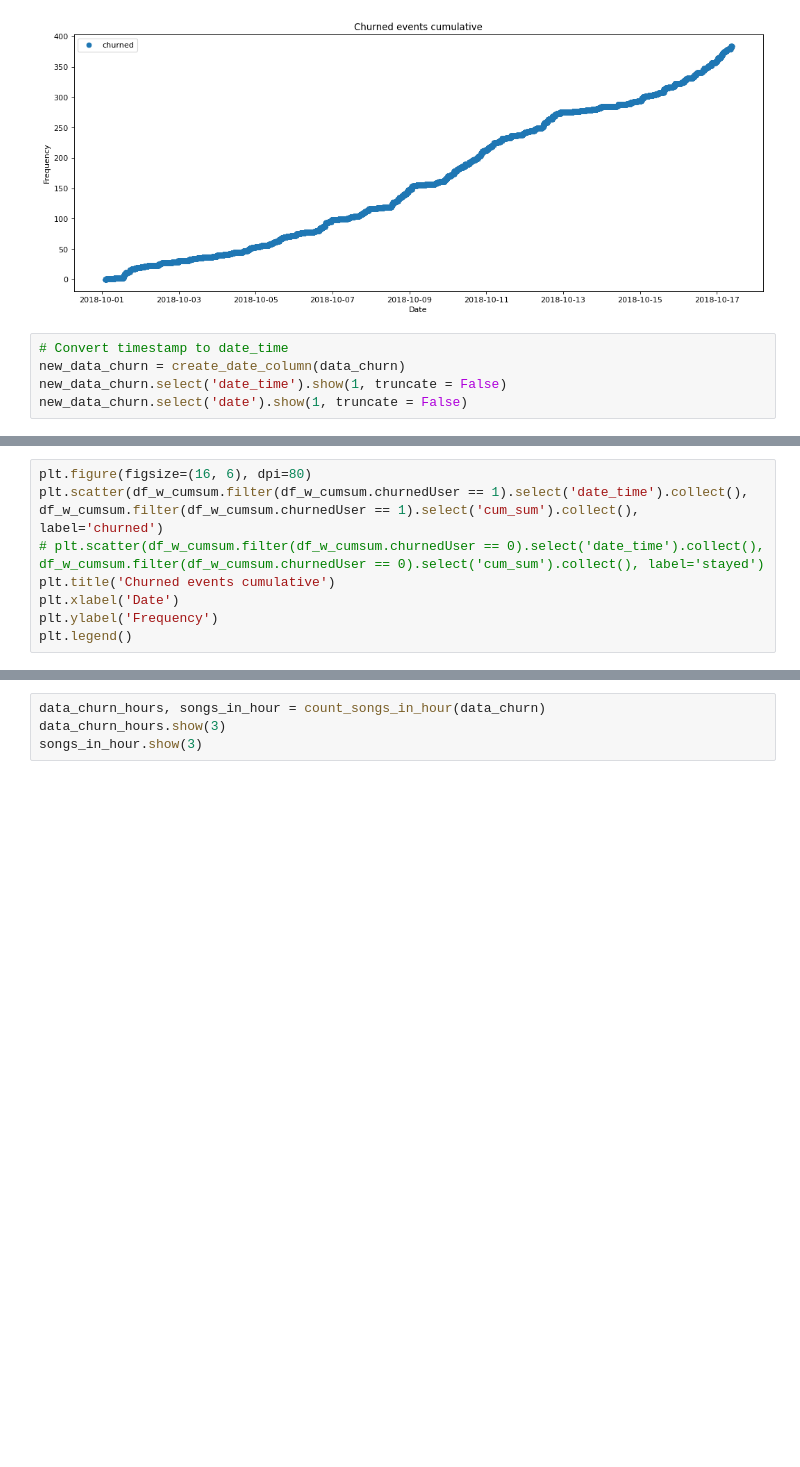
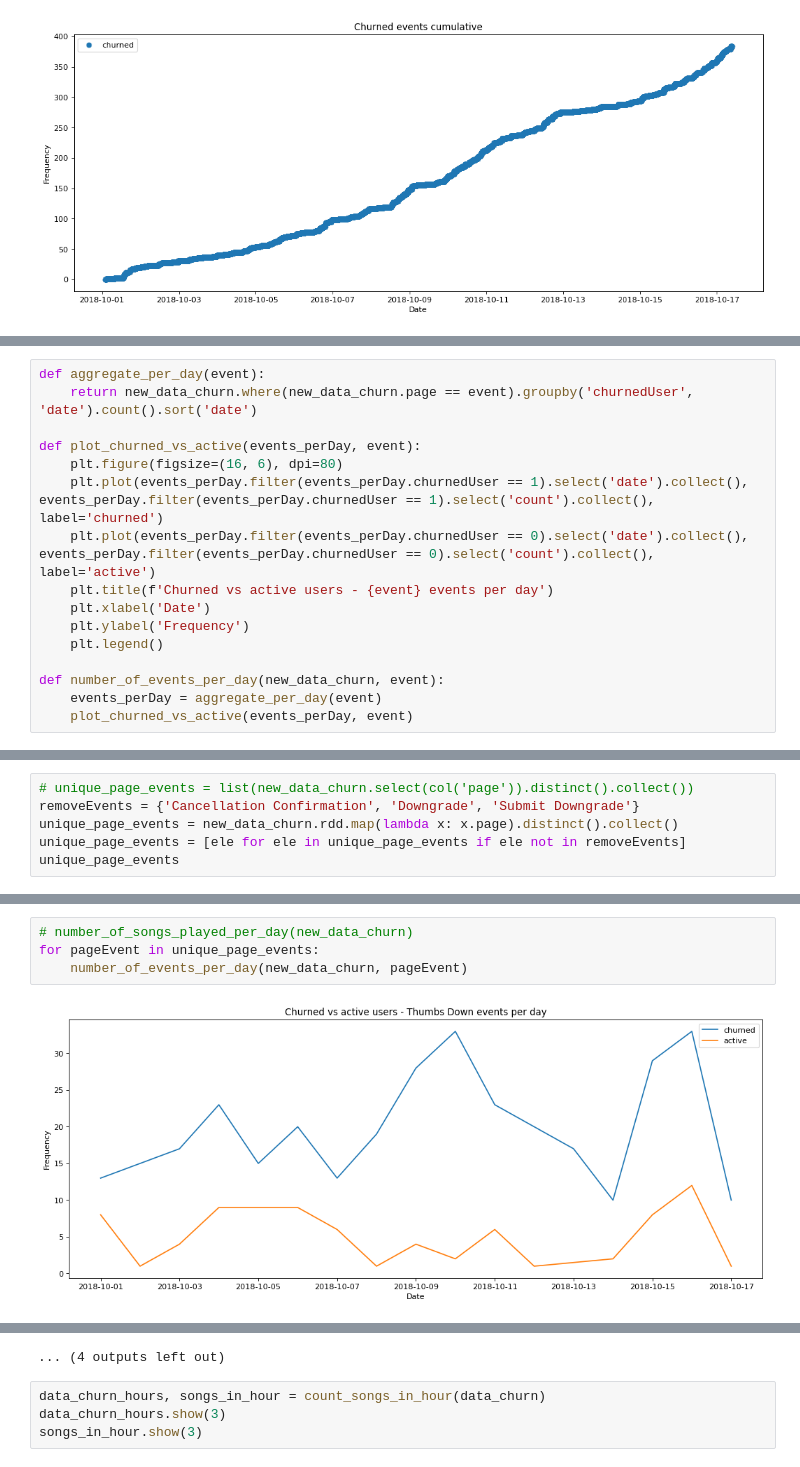
Before and after one commit to kwovadis/music_app_churn_analysis, a Jupyter notebook: notebook_sparkify_clean.ipynb, the cells around one changed output, grey strips where cells are left out. Saved outputs shown, nothing was run; the diff lists cells and outputs as text; blank space fills up the shorter version.

Commit message:
aggregate page events per day

```diff
--- a/notebook_sparkify_clean.ipynb
+++ b/notebook_sparkify_clean.ipynb
@@ -730,8 +732,3 @@ only showing top 1 row
 +----------+
 only showing top 1 row
 [figure]
-# %%
-# Convert timestamp to date_time
-new_data_churn = create_date_column(data_churn)
-new_data_churn.select('date_time').show(1, truncate = False)
-new_data_churn.select('date').show(1, truncate = False)
@@ -832,8 +735,16 @@ only showing top 20 rows
 # %%
-plt.figure(figsize=(16, 6), dpi=80)
-plt.scatter(df_w_cumsum.filter(df_w_cumsum.churnedUser == 1).select('date_time').collect(), df_w_cumsum.filter(df_w_cumsum.churnedUser == 1).select('cum_sum').collect(), label='churned')
-# plt.scatter(df_w_cumsum.filter(df_w_cumsum.churnedUser == 0).select('date_time').collect(), df_w_cumsum.filter(df_w_cumsum.churnedUser == 0).select('cum_sum').collect(), label='stayed')
-plt.title('Churned events cumulative')
-plt.xlabel('Date')
-plt.ylabel('Frequency')
-plt.legend()
+def aggregate_per_day(event):
+    return new_data_churn.where(new_data_churn.page == event).groupby('churnedUser', 'date').count().sort('date')
+
+def plot_churned_vs_active(events_perDay, event):
+    plt.figure(figsize=(16, 6), dpi=80)
+    plt.plot(events_perDay.filter(events_perDay.churnedUser == 1).select('date').collect(), events_perDay.filter(events_perDay.churnedUser == 1).select('count').collect(), label='churned')
+    plt.plot(events_perDay.filter(events_perDay.churnedUser == 0).select('date').collect(), events_perDay.filter(events_perDay.churnedUser == 0).select('count').collect(), label='active')
+    plt.title(f'Churned vs active users - {event} events per day')
+    plt.xlabel('Date')
+    plt.ylabel('Frequency')
+    plt.legend()
+
+def number_of_events_per_day(new_data_churn, event):
+    events_perDay = aggregate_per_day(event)
+    plot_churned_vs_active(events_perDay, event)
@@ -862,0 +751,6 @@ only showing top 20 rows
+# %%
+# unique_page_events = list(new_data_churn.select(col('page')).distinct().collect())
+removeEvents = {'Cancellation Confirmation', 'Downgrade', 'Submit Downgrade'}
+unique_page_events = new_data_churn.rdd.map(lambda x: x.page).distinct().collect()
+unique_page_events = [ele for ele in unique_page_events if ele not in removeEvents]
+unique_page_events
@@ -862,0 +774,6 @@ only showing top 20 rows
+# %%
+# number_of_songs_played_per_day(new_data_churn)
+for pageEvent in unique_page_events:
+    number_of_events_per_day(new_data_churn, pageEvent)
+# %% [output]
+[figure, added]
@@ -863,3 +791,4 @@ only showing top 20 rows
+... (4 outputs left out)
 # %%
 data_churn_hours, songs_in_hour = count_songs_in_hour(data_churn)
 data_churn_hours.show(3)
```
Also changed, not shown: parts of 40 cells of this notebook.
